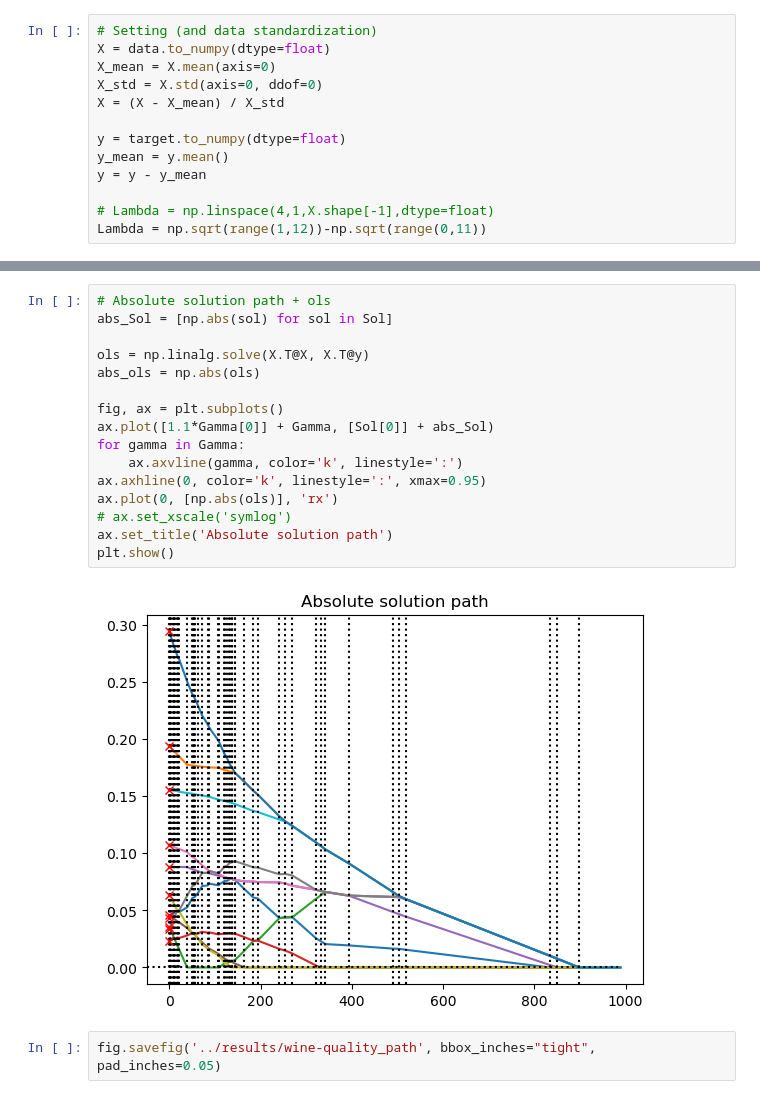
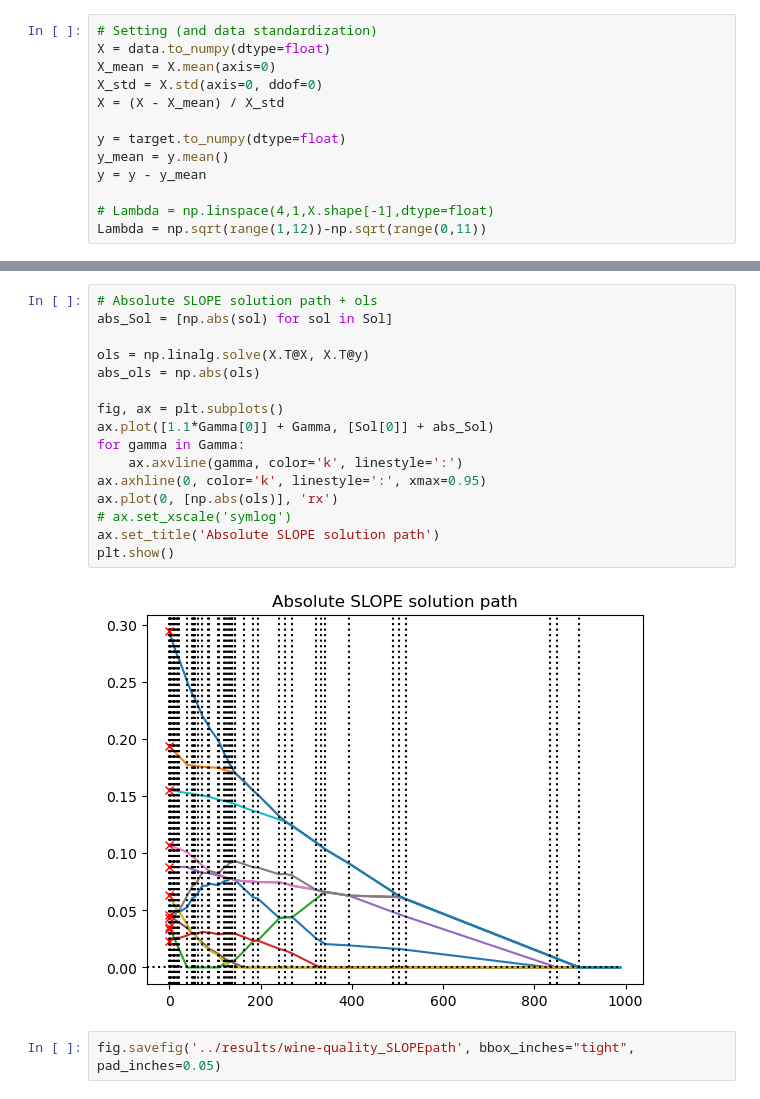
Before and after one commit to x-dupuis/slope-path, a Jupyter notebook: experiments/full_paths/wine-quality.ipynb, the cells around one changed output, grey strips where cells are left out. Cells and saved outputs as stored; diff of their text form.

```diff
--- a/experiments/full_paths/wine-quality.ipynb
+++ b/experiments/full_paths/wine-quality.ipynb
@@ -57,21 +58,21 @@ node 49: gamma = 0.000, elapsed time = 2.48e-02s, gap = 2.84e-13
 # %%
-# Absolute solution path + ols
+# Absolute SLOPE solution path + ols
 abs_Sol = [np.abs(sol) for sol in Sol]
 
 ols = np.linalg.solve(X.T@X, X.T@y)
 abs_ols = np.abs(ols)
 
 fig, ax = plt.subplots()
 ax.plot([1.1*Gamma[0]] + Gamma, [Sol[0]] + abs_Sol)
 for gamma in Gamma:
     ax.axvline(gamma, color='k', linestyle=':')
 ax.axhline(0, color='k', linestyle=':', xmax=0.95)
 ax.plot(0, [np.abs(ols)], 'rx')
 # ax.set_xscale('symlog')
-ax.set_title('Absolute solution path')
+ax.set_title('Absolute SLOPE solution path')
 plt.show()
 # %% [output]
-[figure, old version]
+[figure, new version]
 # %%
-fig.savefig('../results/wine-quality_path', bbox_inches="tight", pad_inches=0.05)
+fig.savefig('../results/wine-quality_SLOPEpath', bbox_inches="tight", pad_inches=0.05)
 # %%
```
Also changed, not shown: parts of 7 cells of this notebook, 3 other files.
